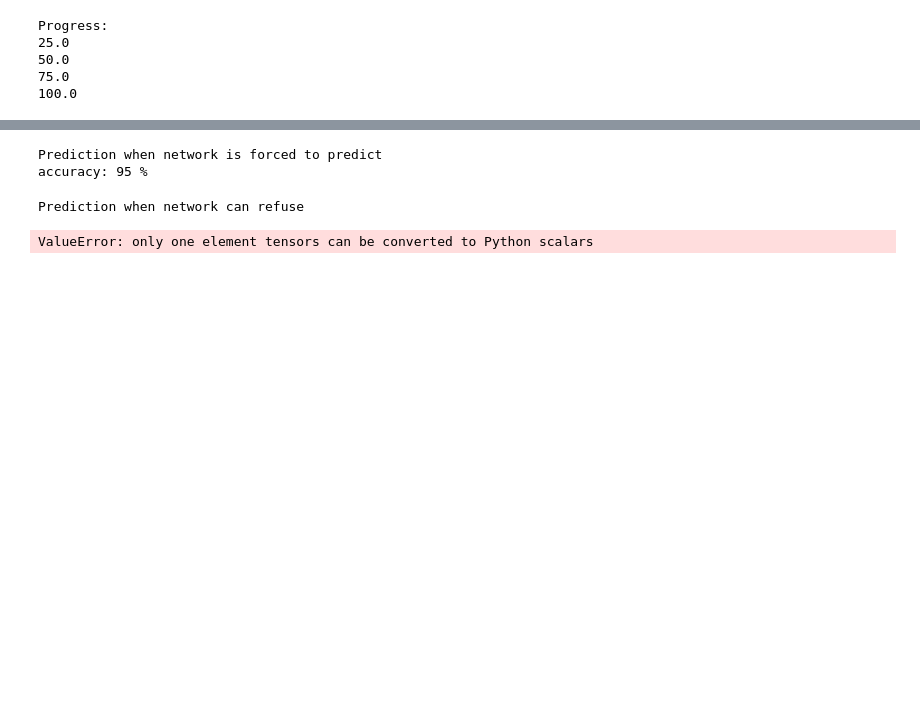
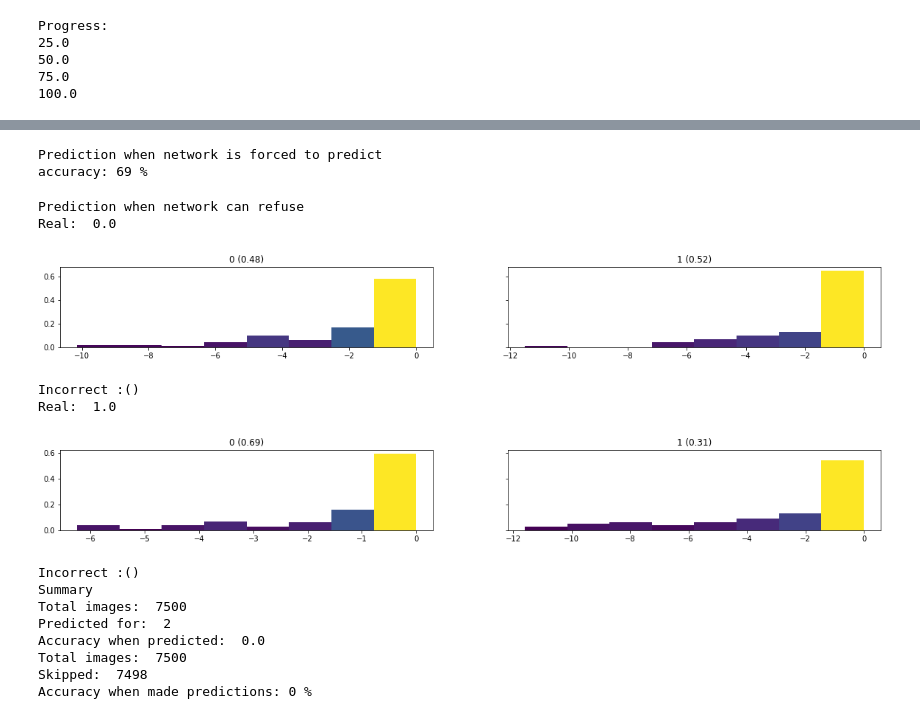
Before and after one commit to massastrello/PDMP-ID, a Jupyter notebook: pyPDMP/notebooks/bNN-PDMP.ipynb, the cells around one changed output, grey strips where cells are left out. Cells and saved outputs as stored; diff of their text form; code cells hidden in the pictures; blank space fills up the shorter version.

```diff
--- a/pyPDMP/notebooks/bNN-PDMP.ipynb
+++ b/pyPDMP/notebooks/bNN-PDMP.ipynb
@@ -230,6 +212,6 @@ optim = Adam({"lr": 0.01})
 svi = SVI(model, guide, optim, loss=Trace_ELBO())
 # %%
-num_iterations = 5
+num_iterations = 50
 loss = 0
 
 for j in range(num_iterations):
@@ -259,15 +253,11 @@ print('Prediction when network is forced to predict')
 correct = 0
 total = 0
 for j, data in enumerate(test_loader):
-    images, labels = data
-    predicted = predict(images.view(-1,3))
+    inputs, labels = data
+    predicted = torch.tensor(predict(inputs.view(-1,3)))
     total += labels.size(0)
-    if predicted == [0]:
-        predicted = torch.tensor([[1., 0.]])
-    else:
-        predicted = torch.tensor([[0., 1.]])
-    correct += (predicted == labels).sum().item()
+    correct += (predicted.float() == labels).sum().item()
 print("accuracy: %d %%" % (100 * correct / total))
 # %% [output]
 Prediction when network is forced to predict
-accuracy: 95 %
+accuracy: 69 %
@@ -286,3 +264,5 @@ def imshow(img):
+# %%
+classes = ('jump', 'flow')
 # %%
 num_samples = 100
 def give_uncertainities(x):
@@ -294,11 +272,9 @@ def give_uncertainities(x):
 # %%
-def test_batch(images, labels, plot=True):
-    y = give_uncertainities(images)
-    predicted_for_images = 0
-    correct_predictions=0
-
-    for i in range(len(labels)):
-
+def test_batch(inputs, labels, plot=True):
+    y = give_uncertainities(inputs)
+    predicted_for_inputs = 0
+    correct_predictions = 0
+    for i in range(2):
         if(plot):
             print("Real: ",labels[i].item())
             fig, axs = plt.subplots(1, 2, sharey=True,figsize=(20,2))
@@ -354,7 +330,7 @@ def test_batch(images, labels, plot=True):
         predicted = np.argmax(all_digits_prob)
 
         if(highted_something):
-            predicted_for_images+=1
+            predicted_for_inputs+=1
             if(labels[i].item()==predicted):
                 if(plot):
                     print("Correct")
@@ -373,31 +349,45 @@ def test_batch(images, labels, plot=True):
     if(plot):
         print("Summary")
         print("Total images: ",len(labels))
-        print("Predicted for: ",predicted_for_images)
-        print("Accuracy when predicted: ",correct_predictions/predicted_for_images)
+        print("Predicted for: ",predicted_for_inputs)
+        print("Accuracy when predicted: ",correct_predictions/predicted_for_inputs)
 
-    return len(labels), correct_predictions, predicted_for_images
+    return len(labels), correct_predictions, predicted_for_inputs
 # %%
 # Prediction when network can decide not to predict
+%matplotlib inline
+import matplotlib.pyplot as plt
 
 print('Prediction when network can refuse')
 correct = 0
 total = 0
 total_predicted_for = 0
 for j, data in enumerate(test_loader):
     images, labels = data
 
-    total_minibatch, correct_minibatch, predictions_minibatch = test_batch(images, labels, plot=False)
+    total_minibatch, correct_minibatch, predictions_minibatch = test_batch(images, labels, plot=True)
     total += total_minibatch
     correct += correct_minibatch
     total_predicted_for += predictions_minibatch
 
 print("Total images: ", total)
 print("Skipped: ", total-total_predicted_for)
 print("Accuracy when made predictions: %d %%" % (100 * correct / total_predicted_for))
 # %% [output]
 Prediction when network can refuse
+Real:  0.0
+[figure, added]
-ValueError: only one element tensors can be converted to Python scalars
+Incorrect :()
+Real:  1.0
+[figure, added]
+Incorrect :()
+Summary
+Total images:  7500
+Predicted for:  2
+Accuracy when predicted:  0.0
+Total images:  7500
+Skipped:  7498
+Accuracy when made predictions: 0 %
 # %%
 # preparing for evaluation
 dataiter = iter(test_loader)
```
Also changed, not shown: parts of 29 cells of this notebook, 6 other files.
